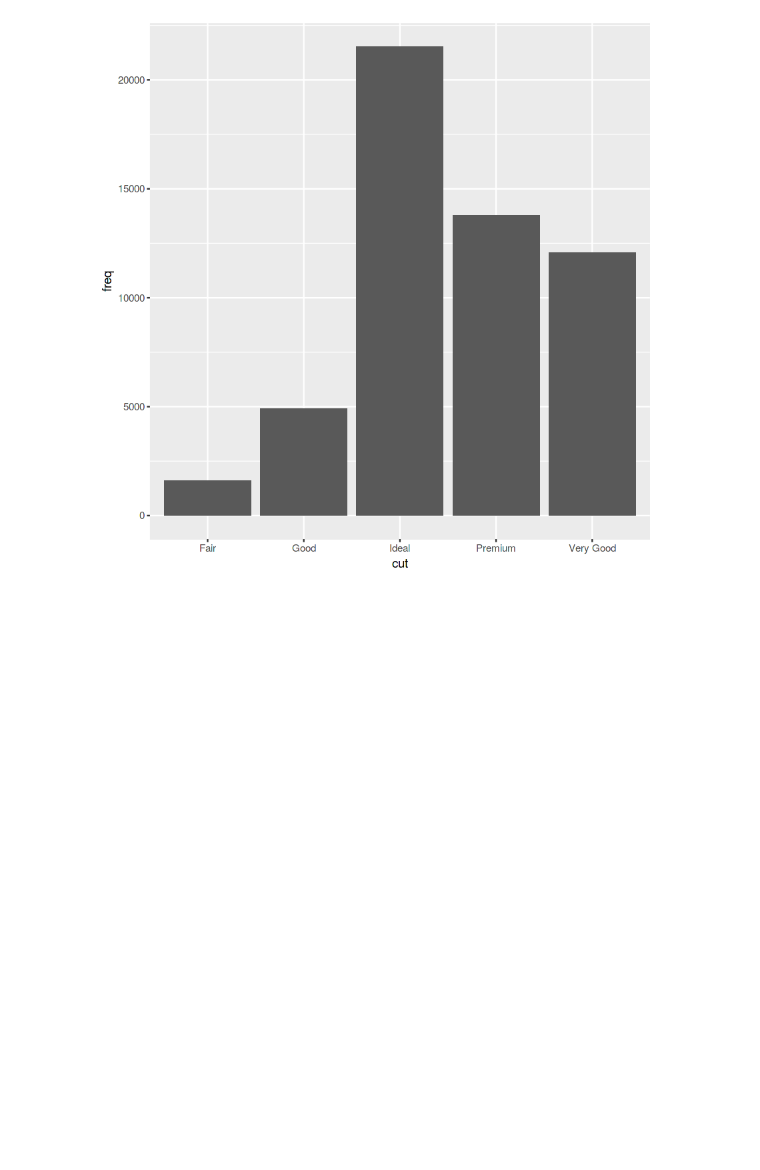
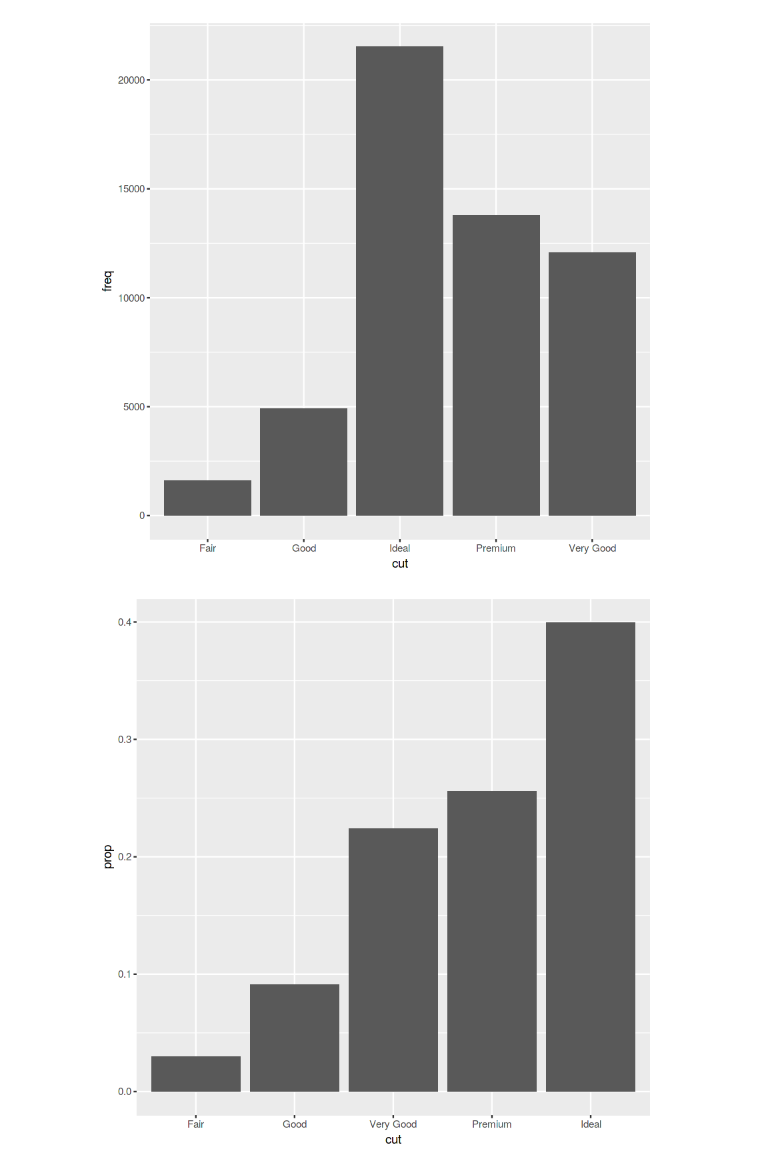
Before and after one commit to foreverloop/oneoff-example-code, a Jupyter notebook: R-basic-syntax.ipynb, the cells around one changed output. Drawn from its saved outputs; the diff is of its cells as text; code cells hidden in the pictures; blank space fills up the shorter version.

Commit message:
further work on visuals

```diff
--- a/R-basic-syntax.ipynb
+++ b/R-basic-syntax.ipynb
@@ -67,3 +76,9 @@ ggplot(data = demo) +
 geom_bar(mapping = aes(x = cut, y = freq),stat = 'identity')
 # %% [output]
 [figure]
+# %%
+#bar chart for proportion rather than count
+ggplot(data = diamonds) +
+geom_bar(mapping = aes(x = cut, y = ..prop.., group = 1))
+# %% [output]
+[figure, added]
```
Also changed, not shown: parts of 9 cells of this notebook.
